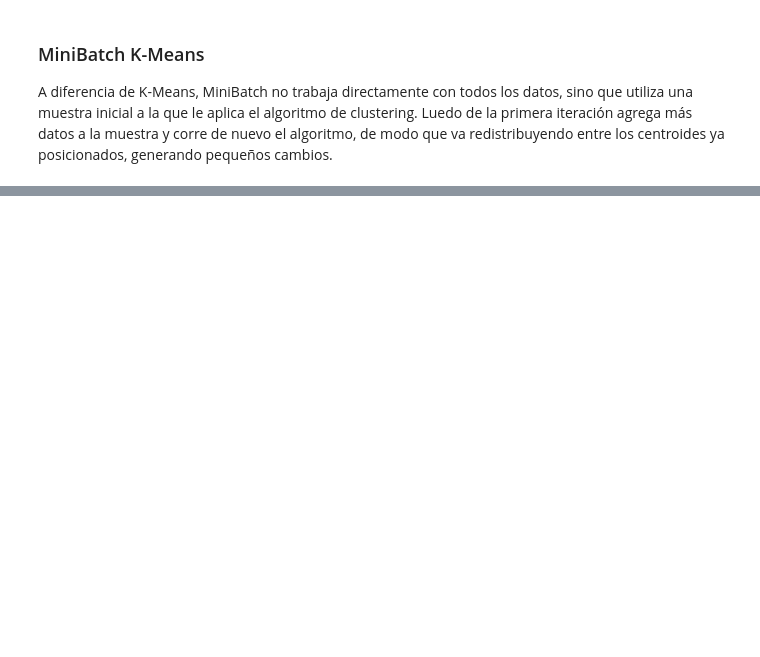
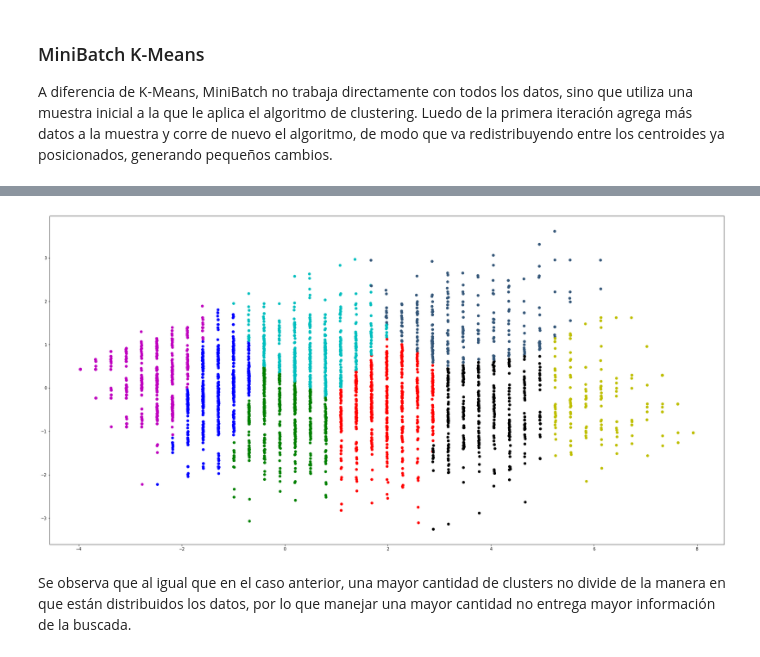
Before and after one commit to claudiogalaz/T1-DM, a Jupyter notebook: Tarea-1-Minería-de-Datos.ipynb, the cells around one changed output, grey strips where cells are left out. Saved outputs shown, nothing was run; the diff lists cells and outputs as text; code cells hidden in the pictures; blank space fills up the shorter version.

```diff
--- a/Tarea-1-Minería-de-Datos.ipynb
+++ b/Tarea-1-Minería-de-Datos.ipynb
@@ -182,0 +218,13 @@ plt.show()
+# %%
+MBk_means_2 = MiniBatchKMeans(init="k-means++", n_clusters=8, batch_size=100)
+MBk_means_2.fit(data_final)
+MBklabels_2 = MBk_means_2.labels_
+# %%
+plt.figure(figsize=(30,15))
+plot = plt.scatter(X_m,Y_m,c= colormap[MBklabels_2] )
+
+plt.show()
+# %% [output]
+[figure, added]
+# %% [markdown]
+Se observa que al igual que en el caso anterior, una mayor cantidad de clusters no divide de la manera en que están distribuidos los datos, por lo que manejar una mayor cantidad no entrega mayor información de la buscada.
```
Also changed, not shown: parts of 67 cells of this notebook.
